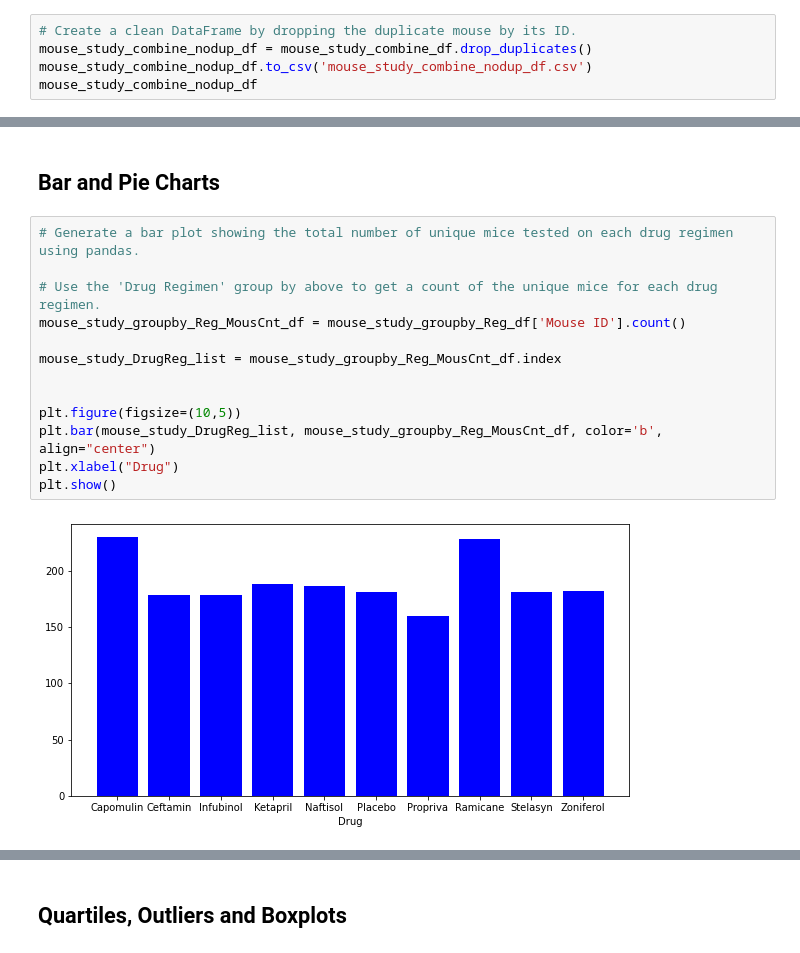
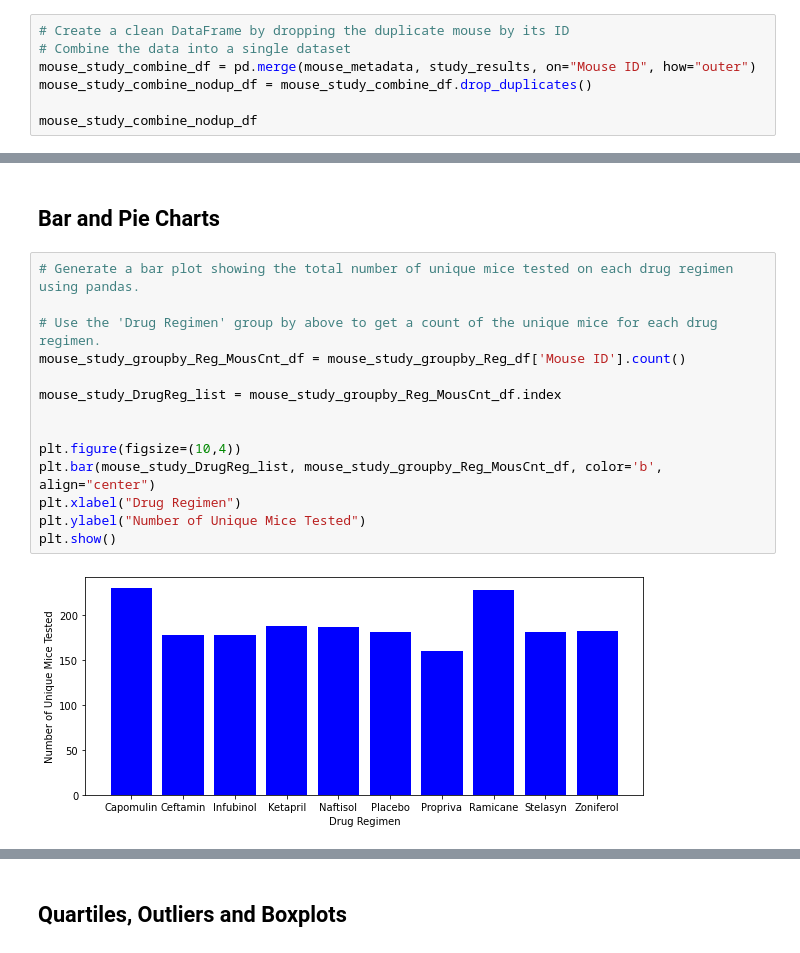
Before and after one commit to johnclos/matplotlib-challenge, a Jupyter notebook: Pymaceuticals/pymaceuticals_starter-mine.ipynb, the cells around one changed output, grey strips where cells are left out. Cells and saved outputs as stored; diff of their text form.

```diff
--- a/Pymaceuticals/pymaceuticals_starter-mine.ipynb
+++ b/Pymaceuticals/pymaceuticals_starter-mine.ipynb
@@ -72,9 +50,11 @@ mouse_study_dupcnt_df
 # %%
 # Optional: Get all the data for the duplicate mouse ID.
 # %%
-# Create a clean DataFrame by dropping the duplicate mouse by its ID.
+# Create a clean DataFrame by dropping the duplicate mouse by its ID
+# Combine the data into a single dataset
+mouse_study_combine_df = pd.merge(mouse_metadata, study_results, on="Mouse ID", how="outer")
 mouse_study_combine_nodup_df = mouse_study_combine_df.drop_duplicates()
-mouse_study_combine_nodup_df.to_csv('mouse_study_combine_nodup_df.csv')
+
 mouse_study_combine_nodup_df
 # %% [output]
 |  | Mouse ID | Drug Regimen | Sex | Age_months | Weight (g) | Timepoint | Tumor Volume (mm3) | ... |
@@ -160,18 +142,19 @@ mouse_study_groupby_sum2_df
 # %%
 # Generate a bar plot showing the total number of unique mice tested on each drug regimen using pandas.
 
 # Use the 'Drug Regimen' group by above to get a count of the unique mice for each drug regimen.
 mouse_study_groupby_Reg_MousCnt_df = mouse_study_groupby_Reg_df['Mouse ID'].count()
 
 mouse_study_DrugReg_list = mouse_study_groupby_Reg_MousCnt_df.index
 
 
-plt.figure(figsize=(10,5))
+plt.figure(figsize=(10,4))
 plt.bar(mouse_study_DrugReg_list, mouse_study_groupby_Reg_MousCnt_df, color='b', align="center")
-plt.xlabel("Drug")
+plt.xlabel("Drug Regimen")
+plt.ylabel("Number of Unique Mice Tested")
 plt.show()
 # %% [output]
-[figure, old version]
+[figure, new version]
 # %%
 # Generate a bar plot showing the total number of unique mice tested on each drug regimen using pyplot.
 
```
Also changed, not shown: parts of 10 cells of this notebook.
